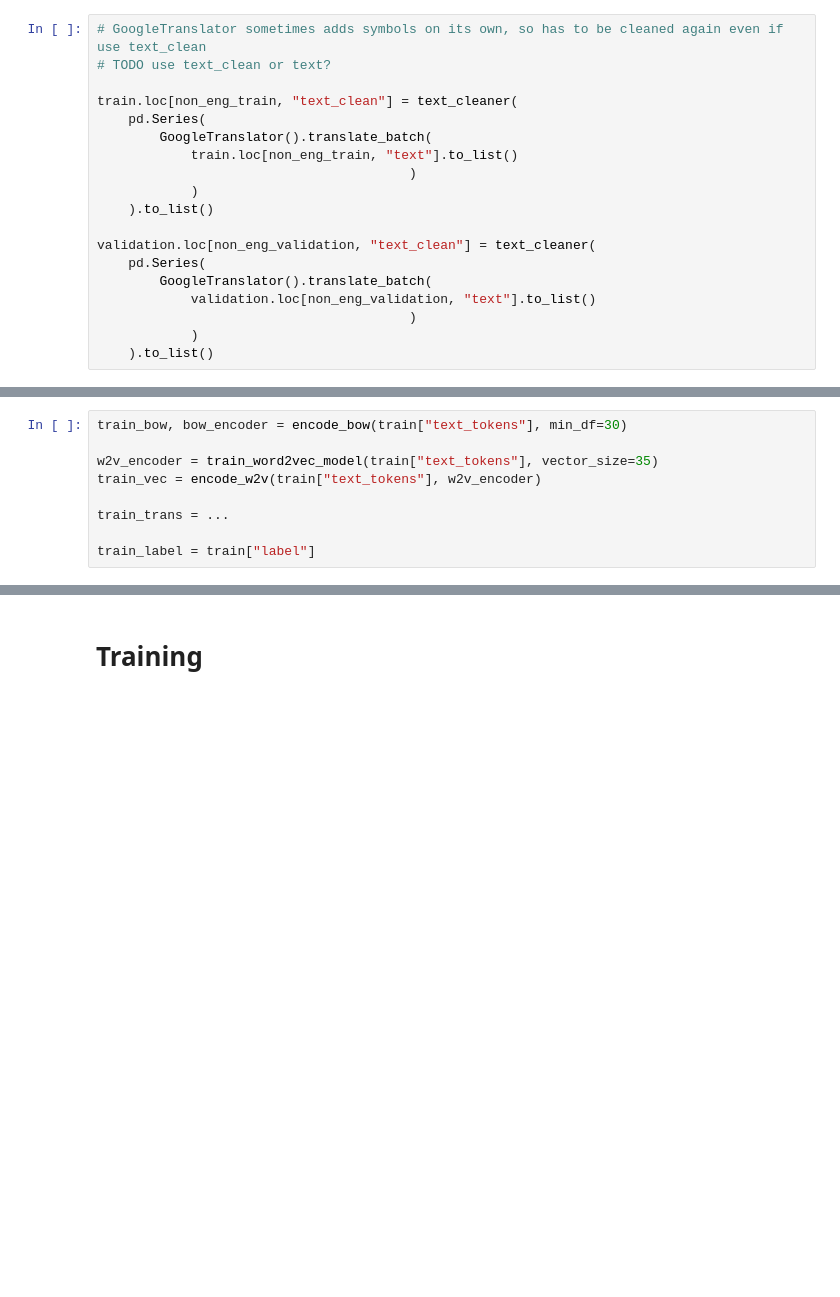
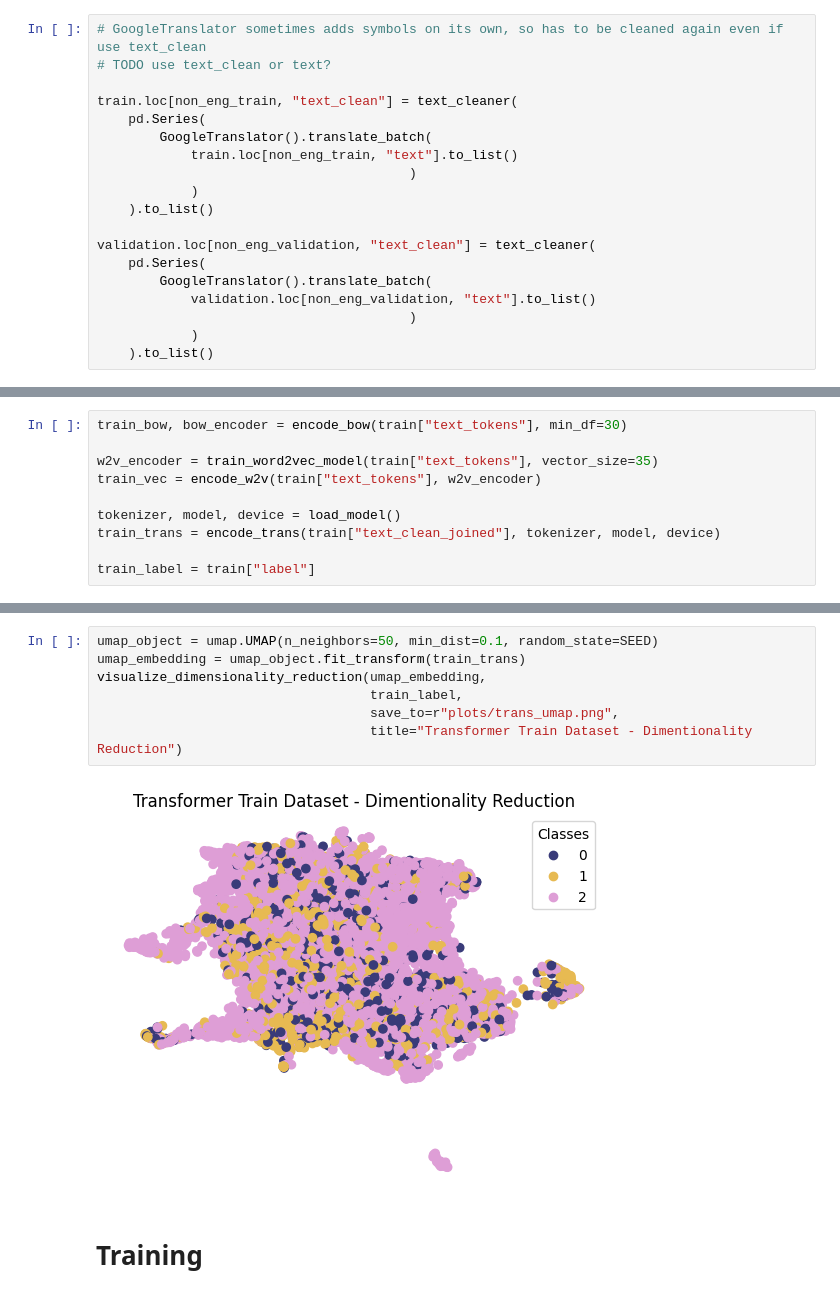
Before and after one commit to epedri/TM_Project_Masters, a Jupyter notebook: src/main.ipynb, the cells around one changed output, grey strips where cells are left out. Drawn from its saved outputs; the diff is of its cells as text; blank space fills up the shorter version.

Commit message:
transformers
1. added transformers from diogos code
2. autoreload magic doesnt complain about torch here

```diff
--- a/src/main.ipynb
+++ b/src/main.ipynb
@@ -295,6 +277,7 @@ train_bow, bow_encoder = encode_bow(train["text_tokens"], min_df=30)
 w2v_encoder = train_word2vec_model(train["text_tokens"], vector_size=35)
 train_vec = encode_w2v(train["text_tokens"], w2v_encoder)
 
-train_trans = ...
+tokenizer, model, device = load_model()
+train_trans = encode_trans(train["text_clean_joined"], tokenizer, model, device)
 
 train_label = train["label"]
@@ -346,3 +327,12 @@ ModuleNotFoundError: No module named 'torch'
+# %%
+umap_object = umap.UMAP(n_neighbors=50, min_dist=0.1, random_state=SEED)
+umap_embedding = umap_object.fit_transform(train_trans)
+visualize_dimensionality_reduction(umap_embedding,
+                                   train_label,
+                                   save_to=r"plots/trans_umap.png",
+                                   title="Transformer Train Dataset - Dimentionality Reduction")
+# %% [output]
+[figure, added]
 # %% [markdown]
 # Training
 # %% [markdown]
```
Also changed, not shown: parts of 30 cells of this notebook, 7 other files.
